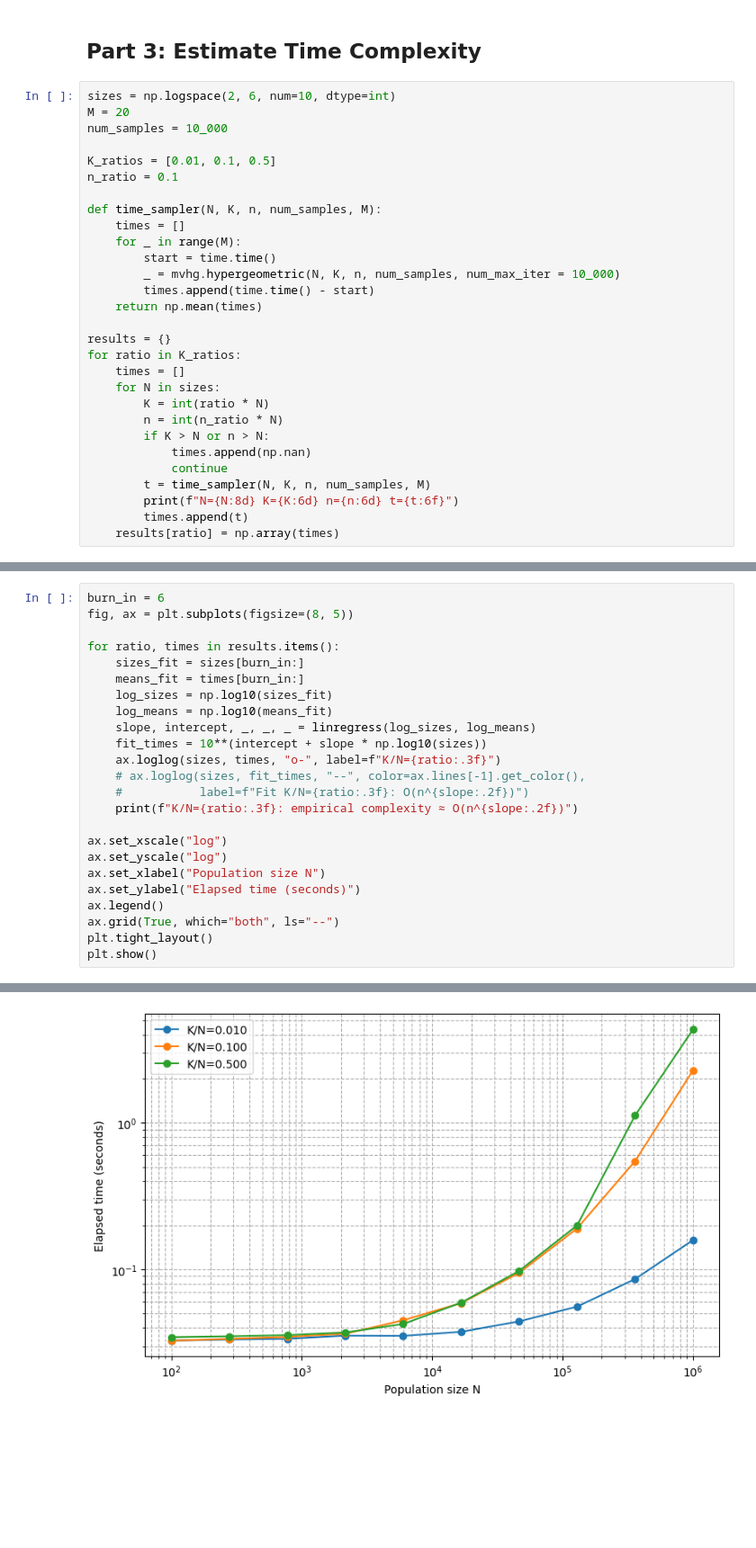
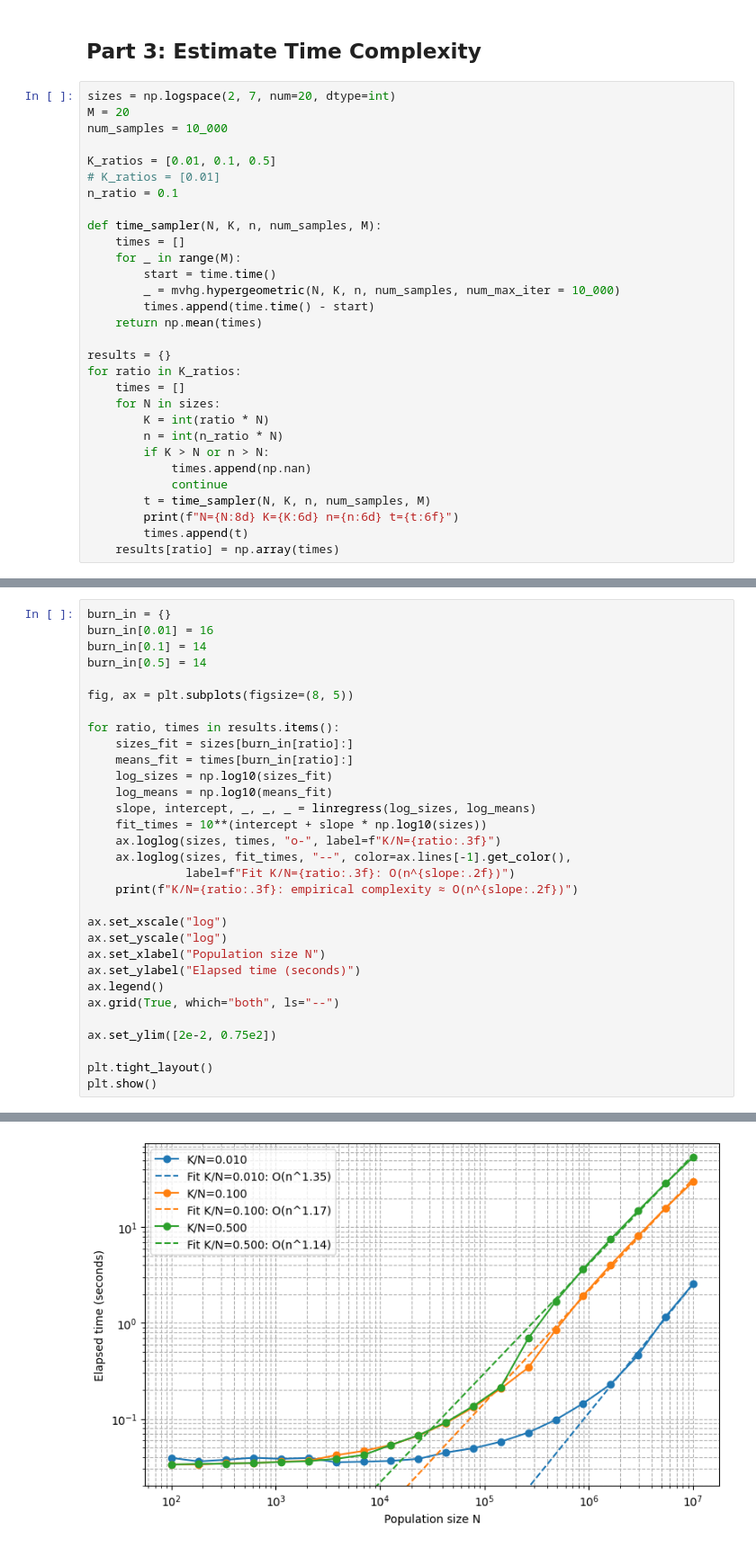
Before and after one commit to spsvihla/mvhg, a Jupyter notebook: notebooks/demo.ipynb, the cells around one changed output, grey strips where cells are left out. Shown: that part at 90% size. Drawn from its saved outputs; the diff is of its cells as text; blank space fills up the shorter version.

Commit message:
Change: update time complexity in demo.ipynb

```diff
--- a/notebooks/demo.ipynb
+++ b/notebooks/demo.ipynb
@@ -142,11 +142,12 @@ plt.show()
 # %% [markdown]
 ## Part 3: Estimate Time Complexity
 # %%
-sizes = np.logspace(2, 6, num=10, dtype=int)
+sizes = np.logspace(2, 7, num=20, dtype=int)
 M = 20
 num_samples = 10_000
 
 K_ratios = [0.01, 0.1, 0.5]
+# K_ratios = [0.01]
 n_ratio = 0.1
 
 def time_sampler(N, K, n, num_samples, M):
@@ -191,17 +192,21 @@ N= 1000000 K=500000 n=100000 t=4.337403
 # %%
-burn_in = 6
+burn_in = {}
+burn_in[0.01] = 16
+burn_in[0.1] = 14
+burn_in[0.5] = 14
+
 fig, ax = plt.subplots(figsize=(8, 5))
 
 for ratio, times in results.items():
-    sizes_fit = sizes[burn_in:]
-    means_fit = times[burn_in:]
+    sizes_fit = sizes[burn_in[ratio]:]
+    means_fit = times[burn_in[ratio]:]
     log_sizes = np.log10(sizes_fit)
     log_means = np.log10(means_fit)
     slope, intercept, _, _, _ = linregress(log_sizes, log_means)
     fit_times = 10**(intercept + slope * np.log10(sizes))
     ax.loglog(sizes, times, "o-", label=f"K/N={ratio:.3f}")
-    # ax.loglog(sizes, fit_times, "--", color=ax.lines[-1].get_color(),
-    #           label=f"Fit K/N={ratio:.3f}: O(n^{slope:.2f})")
+    ax.loglog(sizes, fit_times, "--", color=ax.lines[-1].get_color(),
+              label=f"Fit K/N={ratio:.3f}: O(n^{slope:.2f})")
     print(f"K/N={ratio:.3f}: empirical complexity ≈ O(n^{slope:.2f})")
 
 ax.set_xscale("log")
@@ -210,6 +215,9 @@ ax.set_xlabel("Population size N")
 ax.set_ylabel("Elapsed time (seconds)")
 ax.legend()
 ax.grid(True, which="both", ls="--")
+
+ax.set_ylim([2e-2, 0.75e2])
+
 plt.tight_layout()
 plt.show()
 # %% [output]
@@ -219 +227 @@ K/N=0.500: empirical complexity ≈ O(n^1.28)
-[figure, old version]
+[figure, new version]
```
Also changed, not shown: parts of 2 cells of this notebook.
